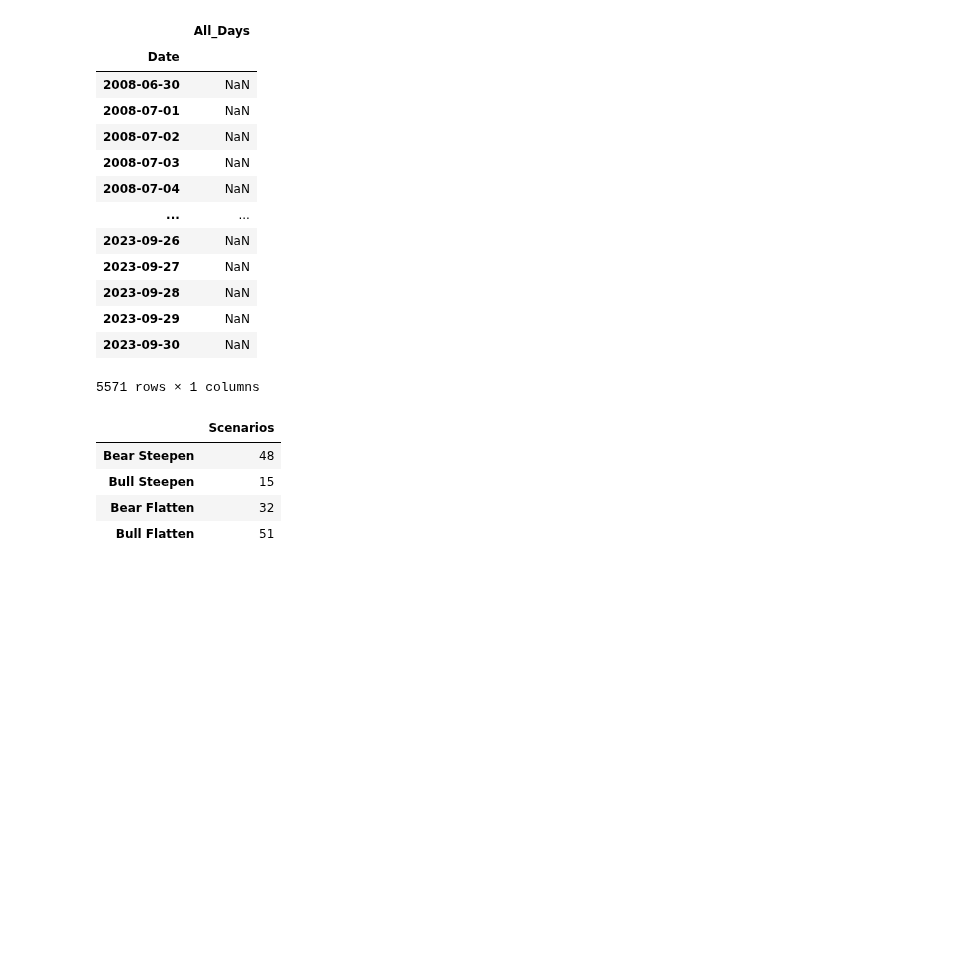
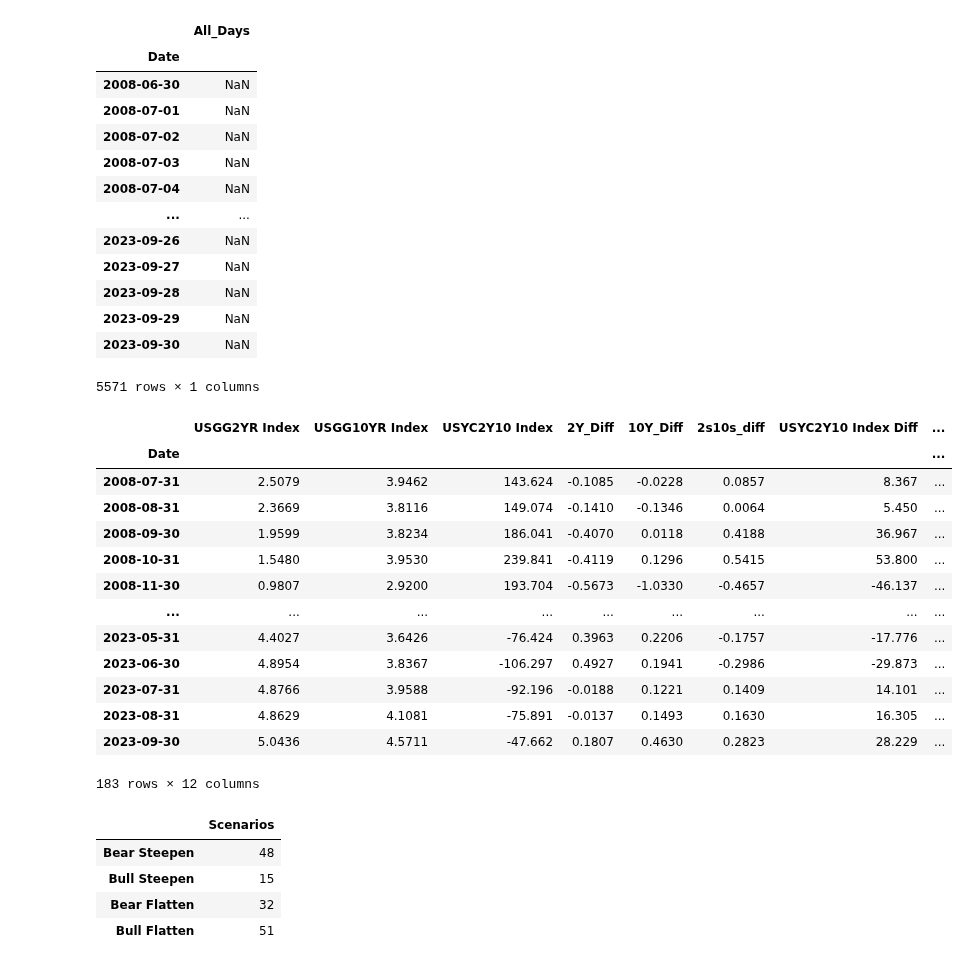
Before and after one commit to ClarenceTee93/Strategies, a Jupyter notebook: strategies.ipynb, the cells around one changed output. Drawn from its saved outputs; the diff is of its cells as text; code cells hidden in the pictures; blank space fills up the shorter version.

```diff
--- a/strategies.ipynb
+++ b/strategies.ipynb
@@ -465,20 +529,38 @@ full_date_range_df
 # %%
 rates_mth = df[["USGG2YR Index", "USGG10YR Index","USYC2Y10 Index"]].copy()
 rates_mth.index = pd.to_datetime(rates_mth.index)
 
 full_monthly = pd.concat([full_date_range_df, rates_mth], axis=1)
 full_monthly.drop(['All_Days'], axis = 1, inplace=True)
 full_monthly.fillna(method = 'ffill', inplace=True)
 full_monthly_val = full_monthly.resample('M').last().iloc[:-1,]
 full_monthly_val['2Y_Diff'] = full_monthly_val['USGG2YR Index'].diff()
 full_monthly_val['10Y_Diff'] = full_monthly_val['USGG10YR Index'].diff()
 full_monthly_val['2s10s_diff'] = full_monthly_val['10Y_Diff'] - full_monthly_val['2Y_Diff']
+full_monthly_val['USYC2Y10 Index Diff'] = full_monthly_val['USYC2Y10 Index'].diff()
 full_monthly_val.dropna(inplace=True)
+
 full_monthly_val['Bear_Steepen'] = np.where((full_monthly_val['2Y_Diff'] > 0) & (full_monthly_val['10Y_Diff'] > 0) & (full_monthly_val['2s10s_diff'] > 0), 1, 0)
 full_monthly_val['Bear_Flatten'] = np.where((full_monthly_val['2Y_Diff'] > 0) & (full_monthly_val['10Y_Diff'] > 0) & (full_monthly_val['2s10s_diff'] < 0), 1, 0)
 full_monthly_val['Bull_Steepen'] = np.where((full_monthly_val['2Y_Diff'] < 0) & (full_monthly_val['10Y_Diff'] < 0) & (full_monthly_val['2s10s_diff'] > 0), 1, 0)
 full_monthly_val['Bull_Flatten'] = np.where((full_monthly_val['2Y_Diff'] < 0) & (full_monthly_val['10Y_Diff'] < 0) & (full_monthly_val['2s10s_diff'] < 0), 1, 0)
 full_monthly_val['Sum'] = full_monthly_val[['Bear_Steepen', 'Bear_Flatten', 'Bull_Steepen', 'Bull_Flatten']].sum(axis = 1)
+full_monthly_val
+# %% [output]
+|  | USGG2YR Index | USGG10YR Index | USYC2Y10 Index | 2Y_Diff | 10Y_Diff | 2s10s_diff | USYC2Y10 Index Diff | ... |
+| Date |  |  |  |  |  |  |  | ... |
+| 2008-07-31 | 2.5079 | 3.9462 | 143.624 | -0.1085 | -0.0228 | 0.0857 | 8.367 | ... |
+| 2008-08-31 | 2.3669 | 3.8116 | 149.074 | -0.1410 | -0.1346 | 0.0064 | 5.450 | ... |
+| 2008-09-30 | 1.9599 | 3.8234 | 186.041 | -0.4070 | 0.0118 | 0.4188 | 36.967 | ... |
+| 2008-10-31 | 1.5480 | 3.9530 | 239.841 | -0.4119 | 0.1296 | 0.5415 | 53.800 | ... |
+| 2008-11-30 | 0.9807 | 2.9200 | 193.704 | -0.5673 | -1.0330 | -0.4657 | -46.137 | ... |
+| ... | ... | ... | ... | ... | ... | ... | ... | ... |
+| 2023-05-31 | 4.4027 | 3.6426 | -76.424 | 0.3963 | 0.2206 | -0.1757 | -17.776 | ... |
+| 2023-06-30 | 4.8954 | 3.8367 | -106.297 | 0.4927 | 0.1941 | -0.2986 | -29.873 | ... |
+| 2023-07-31 | 4.8766 | 3.9588 | -92.196 | -0.0188 | 0.1221 | 0.1409 | 14.101 | ... |
+| 2023-08-31 | 4.8629 | 4.1081 | -75.891 | -0.0137 | 0.1493 | 0.1630 | 16.305 | ... |
+| 2023-09-30 | 5.0436 | 4.5711 | -47.662 | 0.1807 | 0.4630 | 0.2823 | 28.229 | ... |
+183 rows × 12 columns
 # %%
 freq_scenarios_mth = pd.DataFrame({'Scenarios' : [full_monthly_val[full_monthly_val.Bear_Steepen == 1].shape[0],
                                               full_monthly_val[full_monthly_val.Bull_Steepen == 1].shape[0],
```
Also changed, not shown: parts of 6 cells of this notebook.
